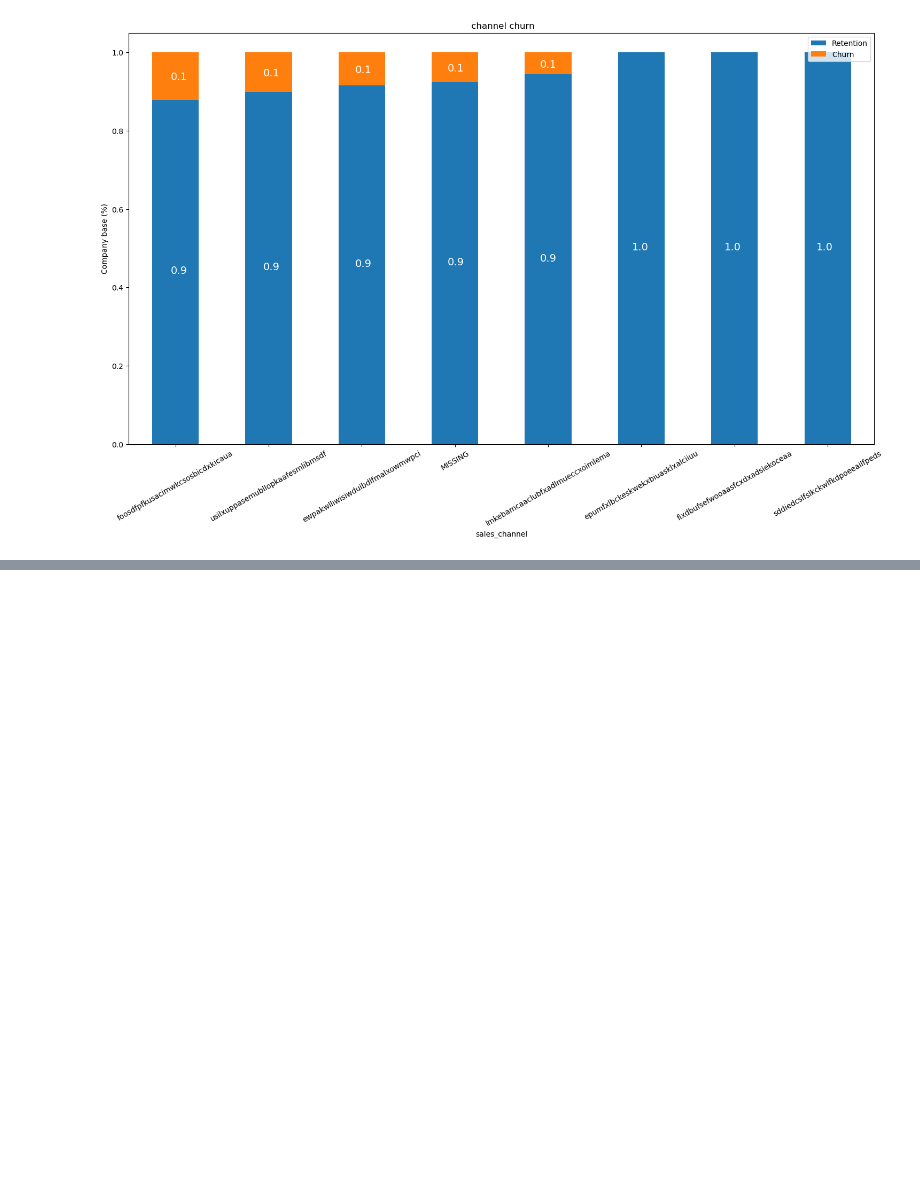
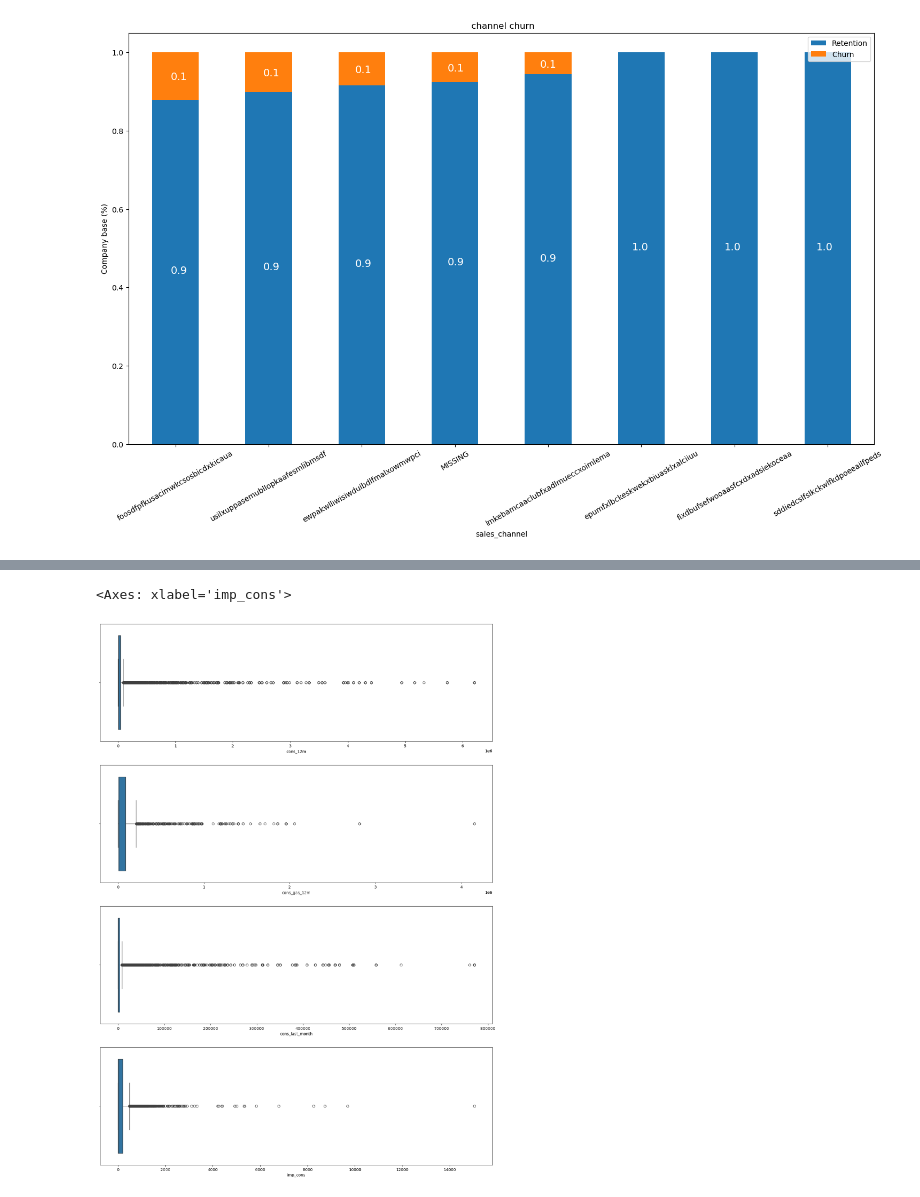
Before and after one commit to MarwanSaad/BCG-Virtual-Internship, a Jupyter notebook: EDA.ipynb, the cells around one changed output, grey strips where cells are left out. Cells and saved outputs as stored; diff of their text form; code cells hidden in the pictures; blank space fills up the shorter version.

```diff
--- a/EDA.ipynb
+++ b/EDA.ipynb
@@ -184,0 +222,11 @@ plot_stacked_bars(channel_churn_percentage, " channel churn", rot_=30)
+# %%
+fig, axs = plt.subplots(nrows=4, figsize=(18,25))
+
+# Plot horizontal boxplots
+sns.boxplot(x=consumption["cons_12m"], ax=axs[0], orient='h')
+sns.boxplot(x=consumption[consumption["has_gas"] == "t"]["cons_gas_12m"], ax=axs[1], orient='h')
+sns.boxplot(x=consumption["cons_last_month"], ax=axs[2], orient='h')
+sns.boxplot(x=consumption["imp_cons"], ax=axs[3], orient='h')
+# %% [output]
+<Axes: xlabel='imp_cons'>
+[figure, added]
```
Also changed, not shown: parts of 19 cells of this notebook.
